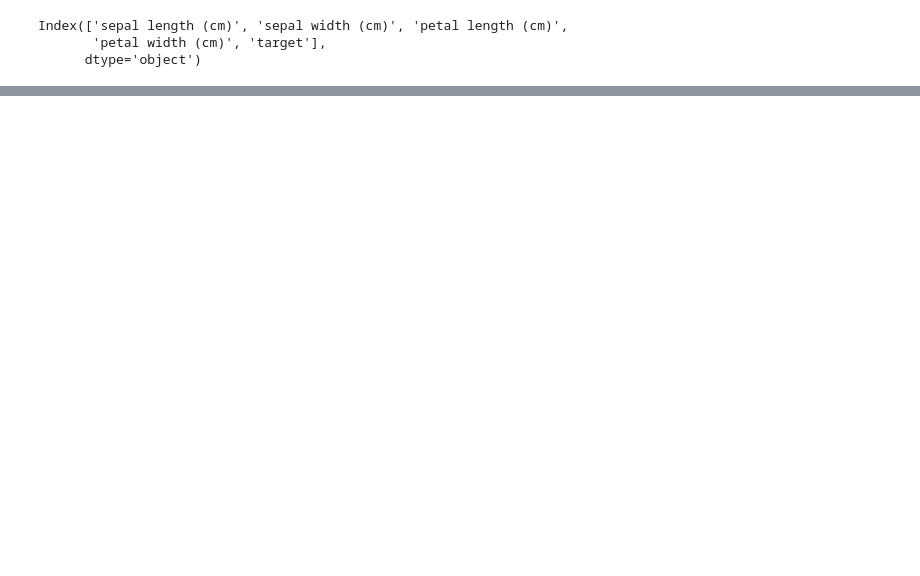
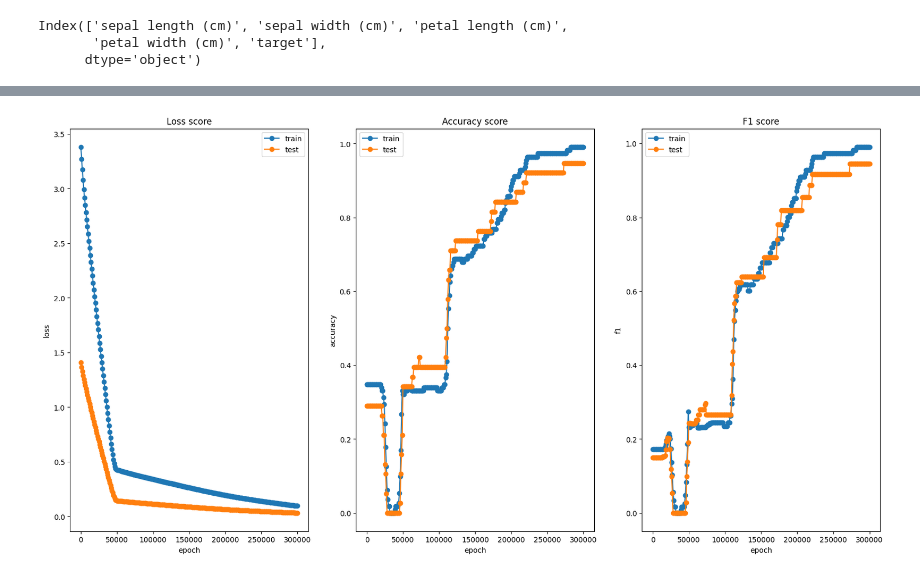
Before and after one commit to TurnTheSlayerXD/dl-itmo-labs, a Jupyter notebook: iris.ipynb, the cells around one changed output, grey strips where cells are left out. Cells and saved outputs as stored; diff of their text form; code cells hidden in the pictures; blank space fills up the shorter version.

```diff
--- a/iris.ipynb
+++ b/iris.ipynb
@@ -115,29 +177,0 @@ AttributeError: 'LogLoss' object has no attribute 'count_loss'
-# %%
-def display(loss_scores, f1_scores, acc_scores):
-    loss_scores = np.array(loss_scores)
-    f1_scores = np.array(f1_scores)
-    acc_scores = np.array(acc_scores)
-
-    plt.xlabel('epoch')
-    plt.ylabel('loss')
-    plt.title('Loss score')
-    plt.plot(loss_scores[:, 2], loss_scores[:, 0], label='train')
-    plt.plot(loss_scores[:, 2], loss_scores[:, 1], label='test')
-    plt.legend()
-    plt.show()
-
-    plt.xlabel('epoch')
-    plt.ylabel('accuracy')
-    plt.title('Accuracy score')
-    plt.plot(acc_scores[:, 2], acc_scores[:, 0], label='train')
-    plt.plot(acc_scores[:, 2], acc_scores[:, 1], label='test')
-    plt.legend()
-    plt.show()
-
-    plt.xlabel('epoch')
-    plt.ylabel('f1')
-    plt.title('F1 score')
-    plt.plot(f1_scores[:, 2], f1_scores[:, 0], label='train')
-    plt.plot(f1_scores[:, 2], f1_scores[:, 1], label='test')
-    plt.legend()
-    plt.show()
@@ -149,0 +178,3 @@ display(loss_scores, f1_scores, acc_scores)
+# %%
+net1 = nnImplDot(x_train.shape[1], y_train.shape[1])
+stats1 = train(net1, x_train, y_train, x_test, y_test)
@@ -149,0 +199,4 @@ display(loss_scores, f1_scores, acc_scores)
+# %%
+display(*stats1)
+# %% [output]
+[figure, added]
```
Also changed, not shown: parts of 15 cells of this notebook, 7 other files.
